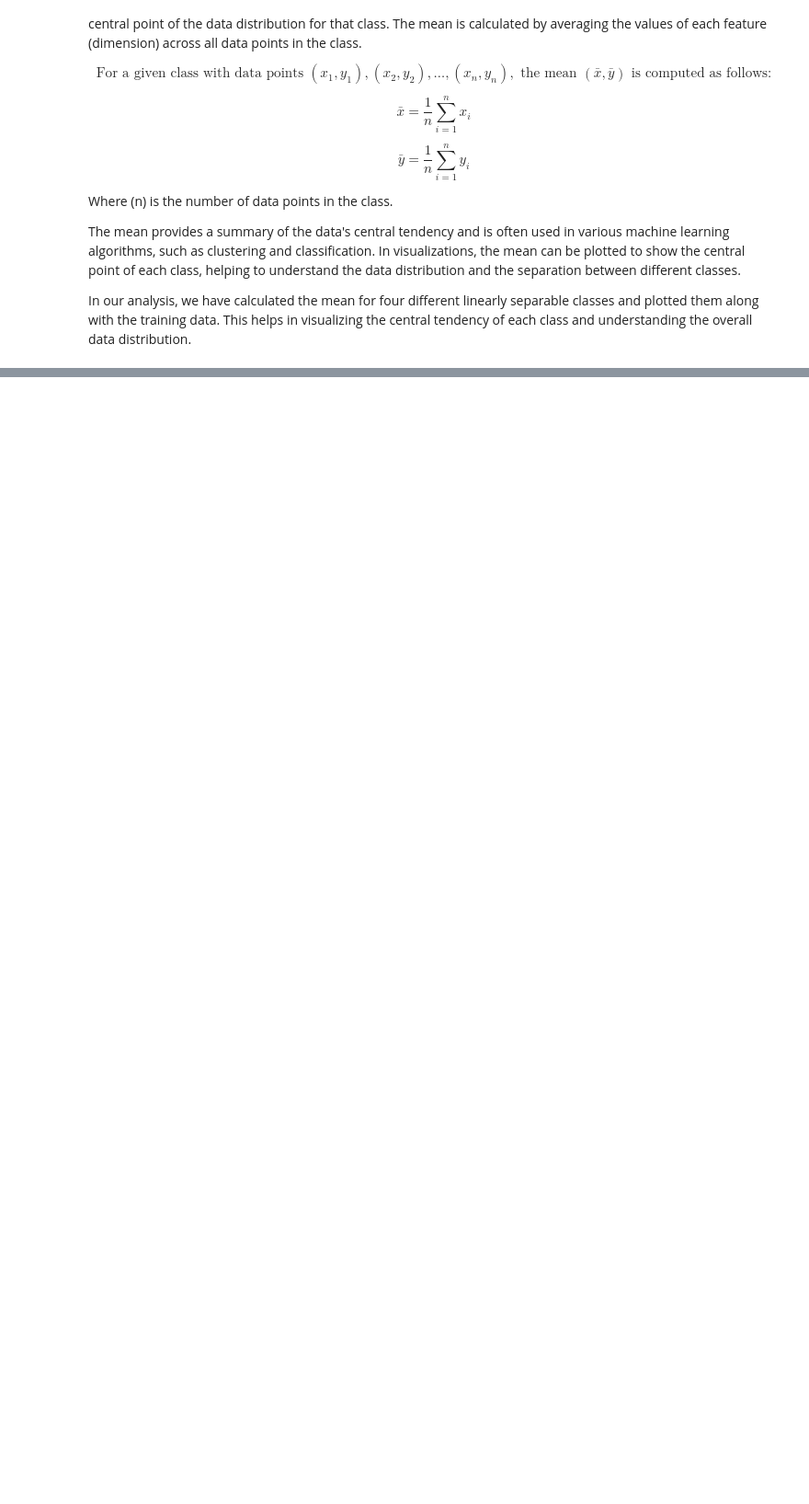
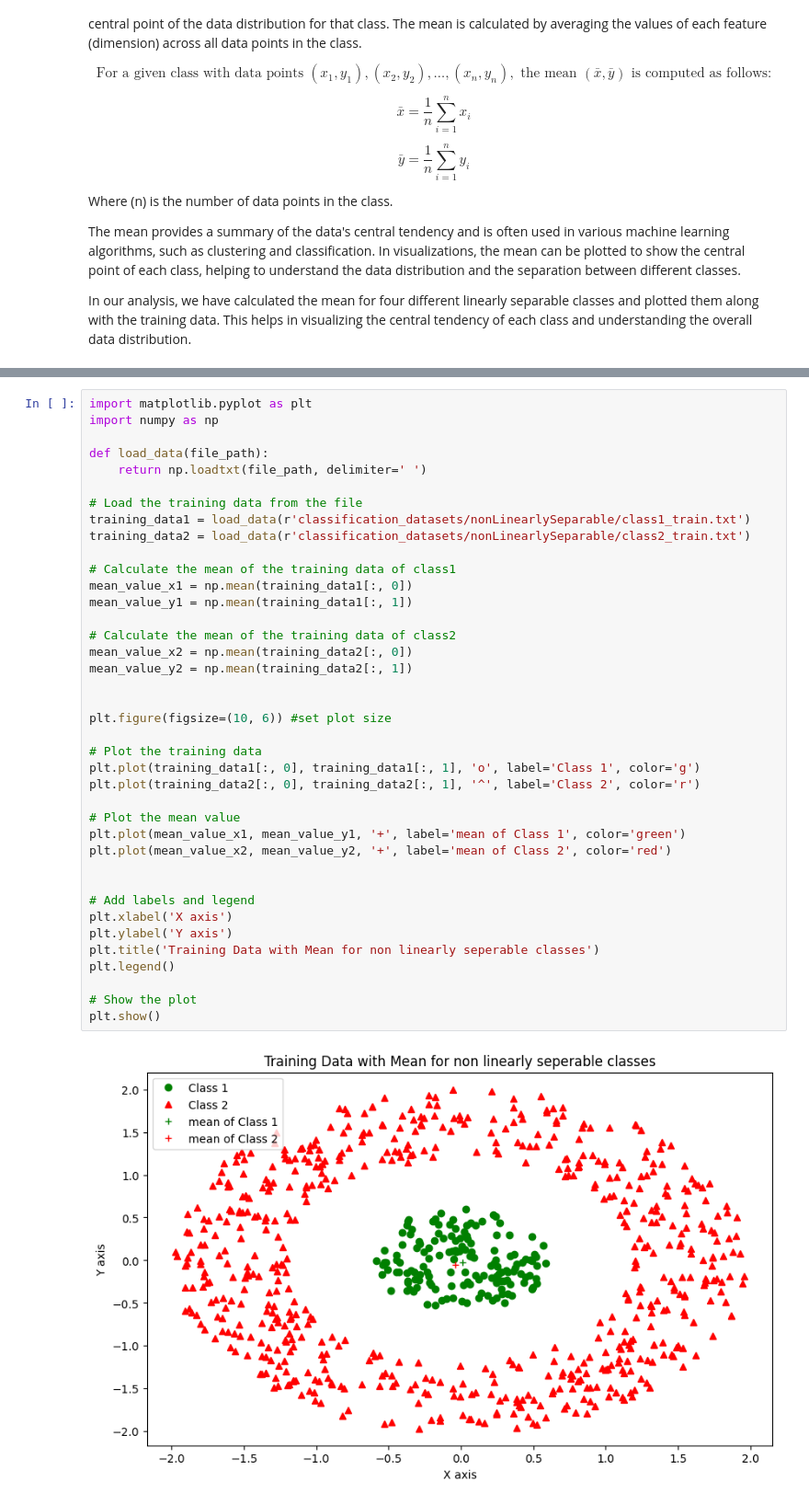
Before and after one commit to RakshithaKalkura/IML-project-dec-2024, a Jupyter notebook: plot_mean.ipynb, the cells around one changed output, grey strips where cells are left out. Shown: that part at 92% size. Saved outputs shown, nothing was run; the diff lists cells and outputs as text; blank space fills up the shorter version.

```diff
--- a/plot_mean.ipynb
+++ b/plot_mean.ipynb
@@ -79,0 +82,41 @@ plt.show()
+# %%
+import matplotlib.pyplot as plt
+import numpy as np
+
+def load_data(file_path):
+    return np.loadtxt(file_path, delimiter=' ')
+
+# Load the training data from the file
+training_data1 = load_data(r'classification_datasets/nonLinearlySeparable/class1_train.txt')
+training_data2 = load_data(r'classification_datasets/nonLinearlySeparable/class2_train.txt')
+
+# Calculate the mean of the training data of class1
+mean_value_x1 = np.mean(training_data1[:, 0])
+mean_value_y1 = np.mean(training_data1[:, 1])
+
+# Calculate the mean of the training data of class2
+mean_value_x2 = np.mean(training_data2[:, 0])
+mean_value_y2 = np.mean(training_data2[:, 1])
+
+
+plt.figure(figsize=(10, 6)) #set plot size
+
+# Plot the training data
+plt.plot(training_data1[:, 0], training_data1[:, 1], 'o', label='Class 1', color='g')
+plt.plot(training_data2[:, 0], training_data2[:, 1], '^', label='Class 2', color='r')
+
+# Plot the mean value
+plt.plot(mean_value_x1, mean_value_y1, '+', label='mean of Class 1', color='green')
+plt.plot(mean_value_x2, mean_value_y2, '+', label='mean of Class 2', color='red')
+
+
+# Add labels and legend
+plt.xlabel('X axis')
+plt.ylabel('Y axis')
+plt.title('Training Data with Mean for non linearly seperable classes')
+plt.legend()
+
+# Show the plot
+plt.show()
+# %% [output]
+[figure, added]
```
Also changed, not shown: parts of 4 cells of this notebook.
